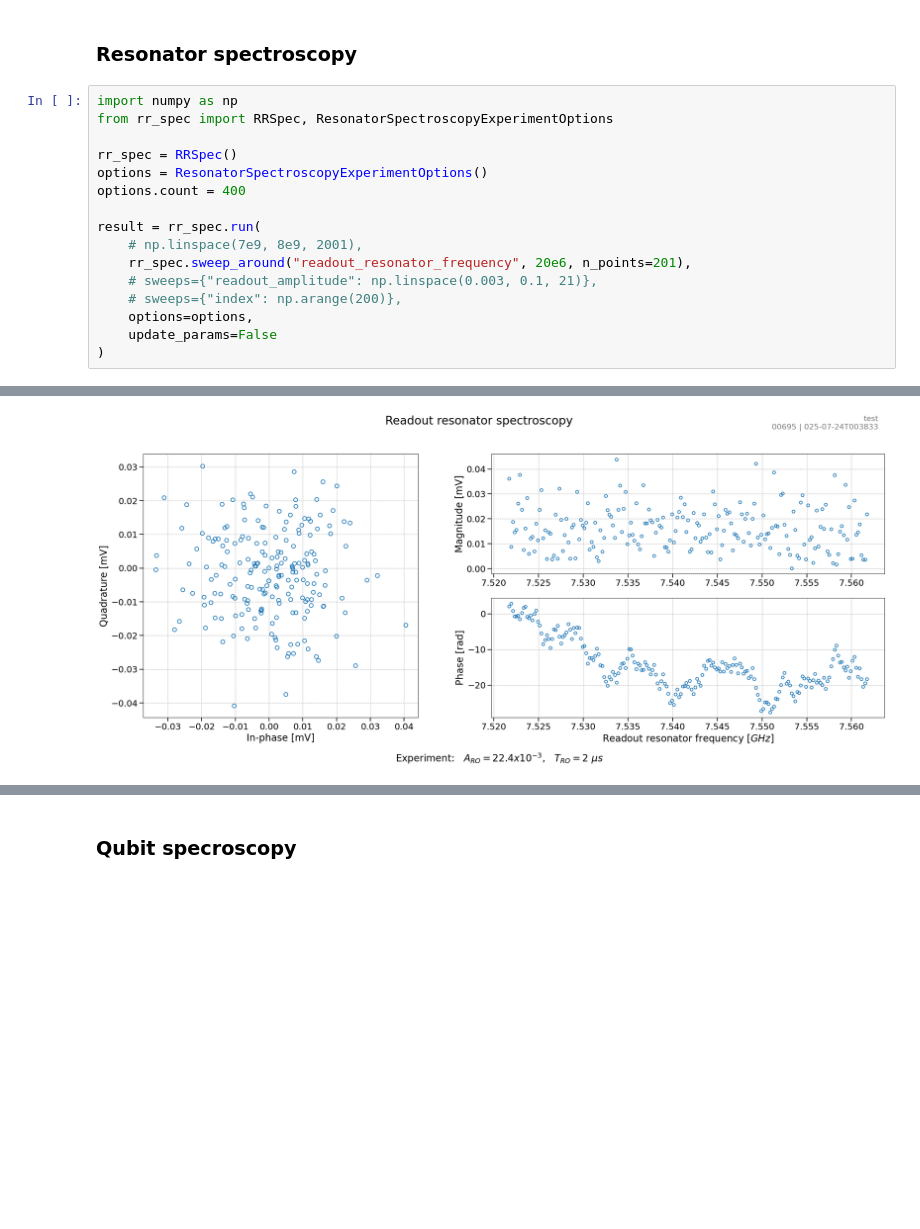
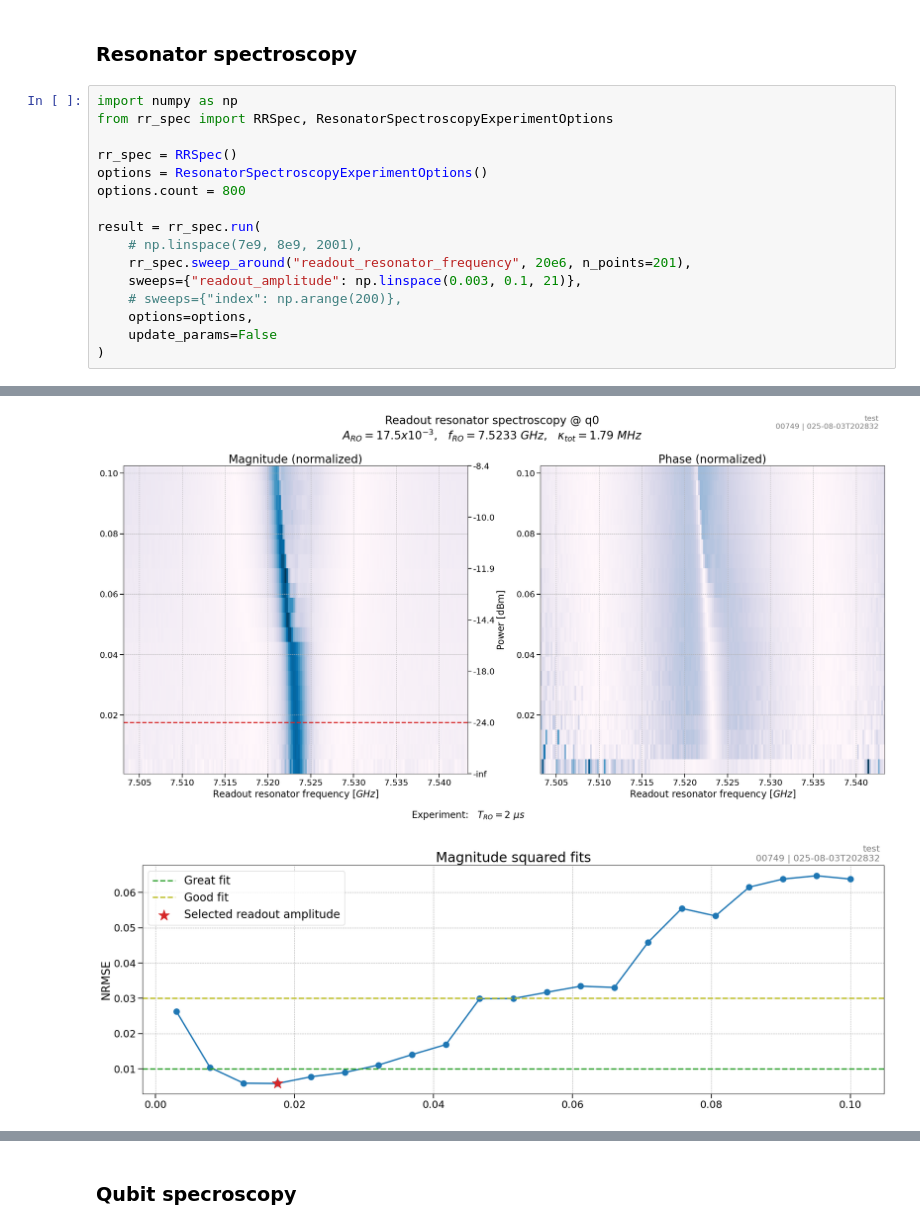
Before and after one commit to SQIL-EPFL/sqil-experiments, a Jupyter notebook: sqil_experiments/measurements/measure.ipynb, the cells around one changed output, grey strips where cells are left out. Drawn from its saved outputs; the diff is of its cells as text; blank space fills up the shorter version.

```diff
--- a/sqil_experiments/measurements/measure.ipynb
+++ b/sqil_experiments/measurements/measure.ipynb
@@ -36,12 +36,12 @@ from rr_spec import RRSpec, ResonatorSpectroscopyExperimentOptions
 
 rr_spec = RRSpec()
 options = ResonatorSpectroscopyExperimentOptions()
-options.count = 400
+options.count = 800
 
 result = rr_spec.run(
     # np.linspace(7e9, 8e9, 2001),
     rr_spec.sweep_around("readout_resonator_frequency", 20e6, n_points=201),
-    # sweeps={"readout_amplitude": np.linspace(0.003, 0.1, 21)},
+    sweeps={"readout_amplitude": np.linspace(0.003, 0.1, 21)},
     # sweeps={"index": np.arange(200)},
     options=options,
     update_params=False
@@ -76 +76,2 @@ Error fitting the magnitude: Fit not acceptable with lorentzian model, nrmse = 0
-[figure, old version]
+[figure, new version]
+[figure, added]
```
Also changed, not shown: parts of 3 cells of this notebook, 3 other files.
